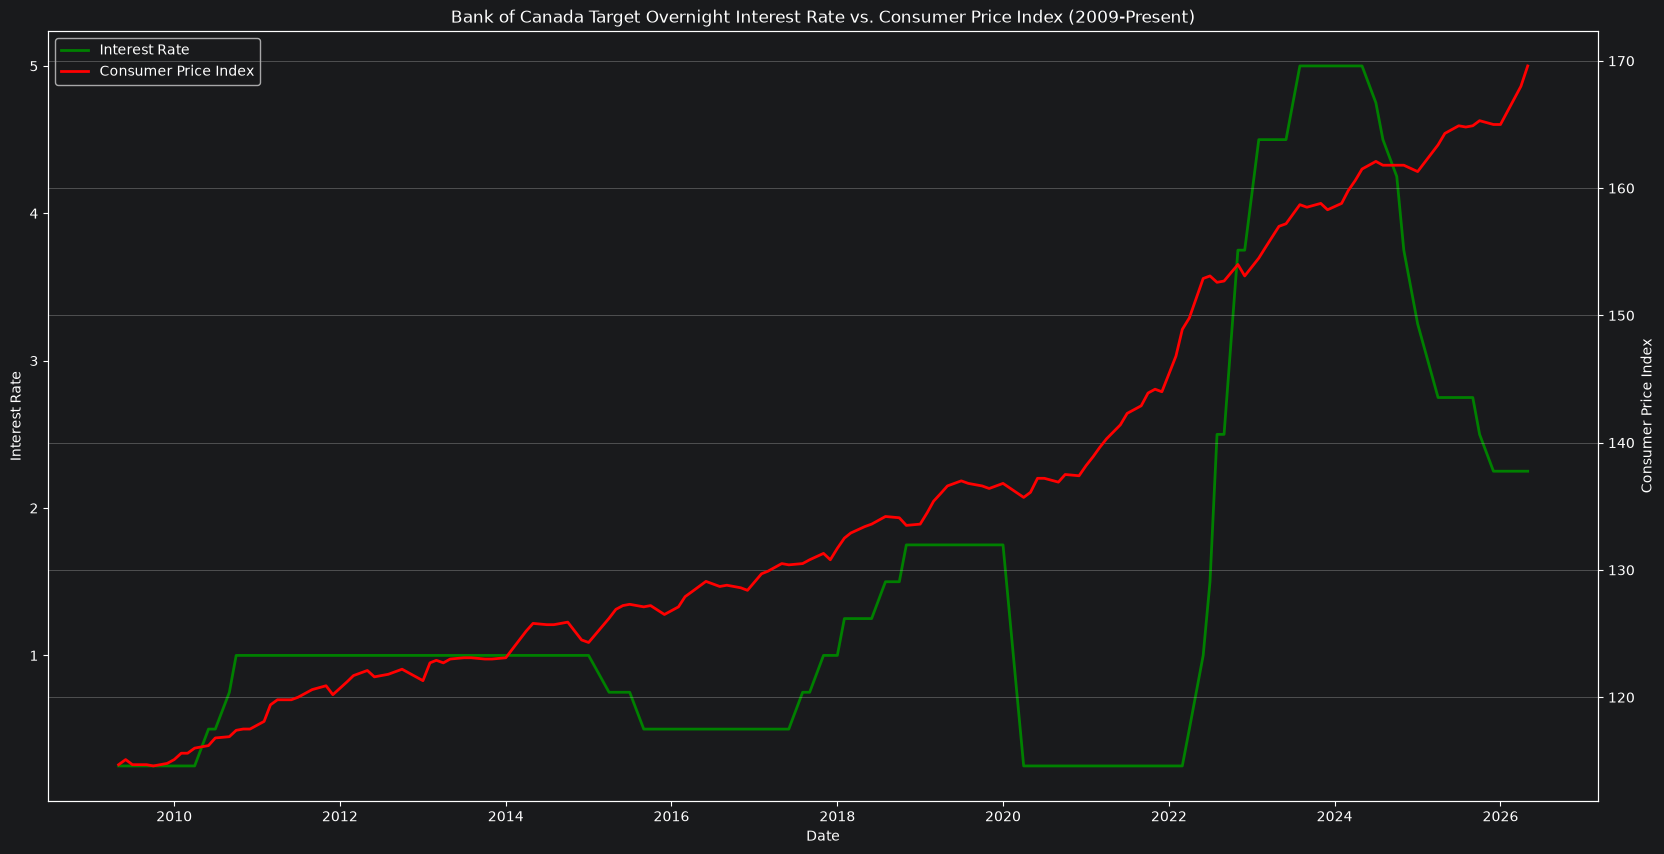
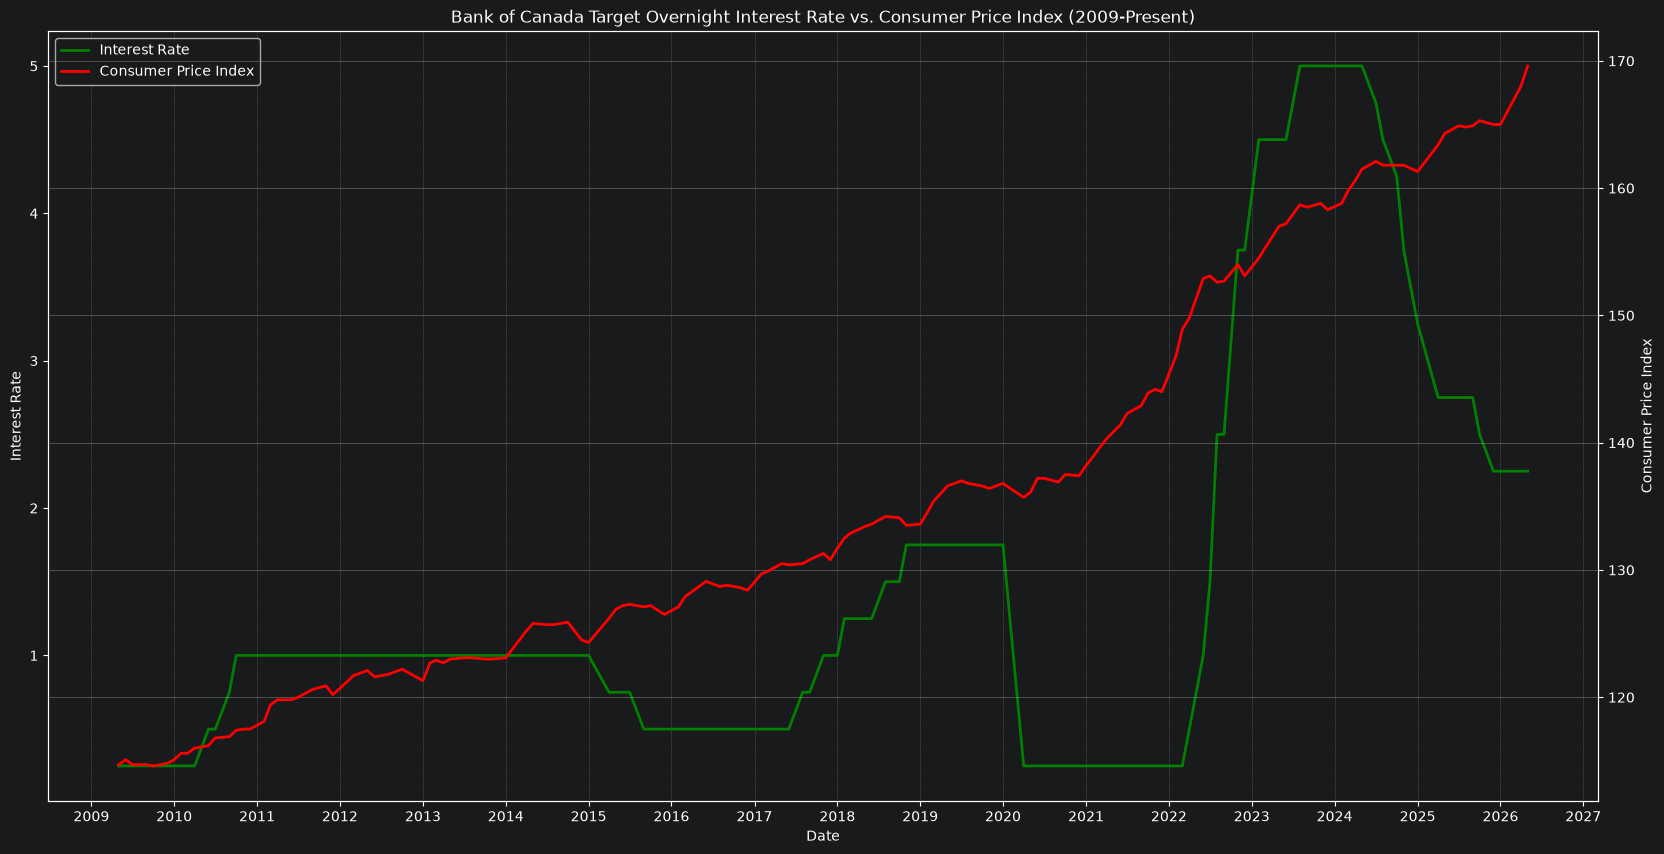
The notebook cell's code change between the first figure and the second:
--- before
+++ after
@@ -3,4 +3,7 @@
 # Interest Rate Line
 ax1.set_xlabel("Date")
+ax1.xaxis.set_major_locator(mdates.YearLocator())
+ax1.xaxis.set_major_formatter(mdates.DateFormatter('%Y'))
+ax1.grid(True, which='major', axis='x', linestyle=':', alpha=0.6)
 ax1.plot(cpi_w_interest_rate["Date"], cpi_w_interest_rate["Interest Rate"], color='g', linewidth='2', label="Interest Rate")
 ax1.set_ylabel("Interest Rate")
@@ -19,4 +22,2 @@
 plt.title("Bank of Canada Target Overnight Interest Rate vs. Consumer Price Index (2009-Present)")
 plt.show()
-
-

Commit: added major x axis ticks